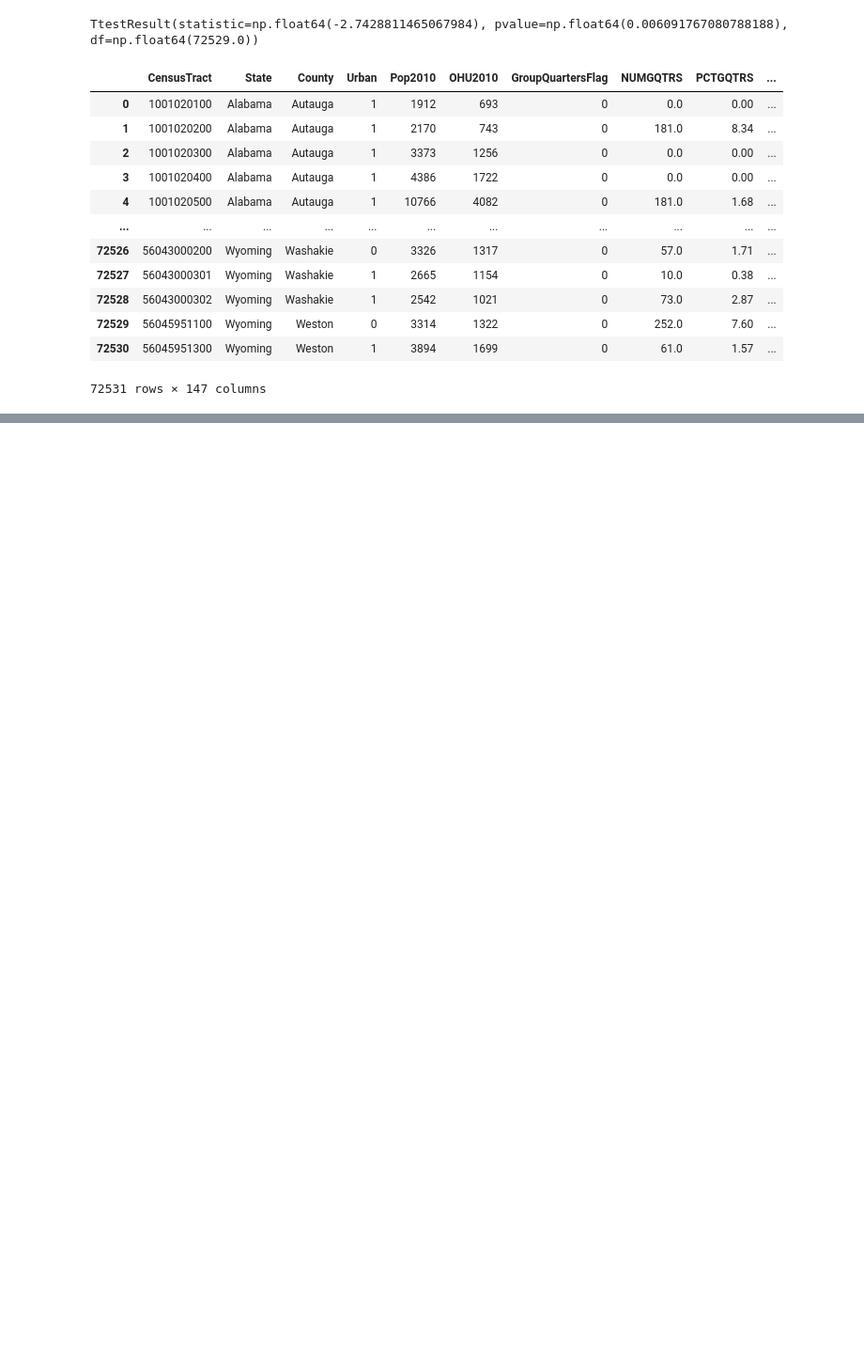
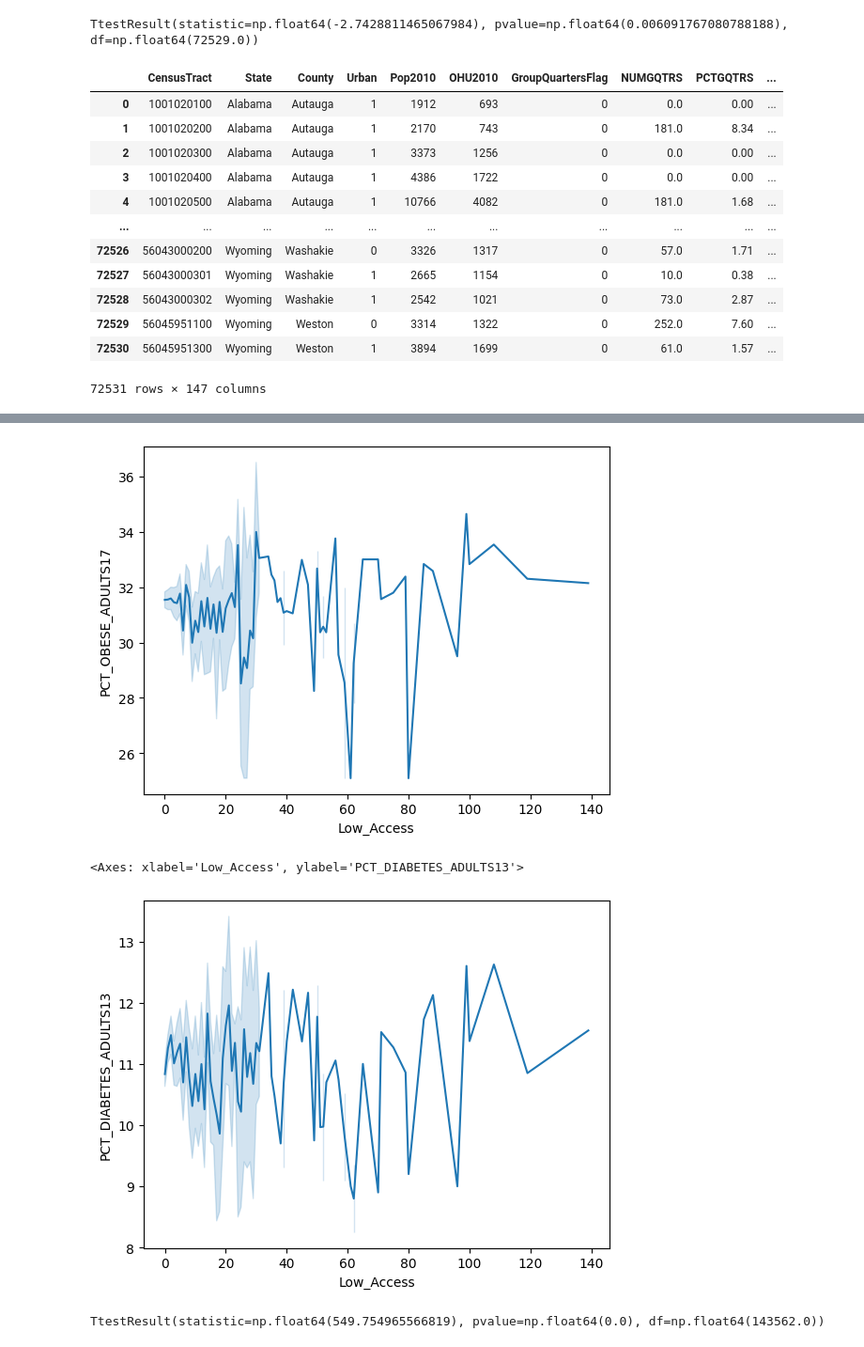
Before and after one commit to hungqbui/RiceDatathon25, a Jupyter notebook: 2019.ipynb, the cells around one changed output, grey strips where cells are left out. Shown at 94% size. Cells and saved outputs as stored; diff of their text form; code cells hidden in the pictures; blank space fills up the shorter version.

```diff
--- a/2019.ipynb
+++ b/2019.ipynb
@@ -51,8 +56,9 @@ sns.lineplot(x=df_2019["OHU2010"], y=df_2019["MedianFamilyIncome"])
 # %%
-cols = ['LILATracts_1And10', 'PovertyRate', 'MedianFamilyIncome', 'Pop2010', "OHU2010", "Urban", "TractHUNV", "TractBlack", "TractLOWI", "TractSNAP"]
+cols = ['County', 'LILATracts_1And10', 'PovertyRate', 'MedianFamilyIncome', 'Pop2010', "OHU2010", "Urban", "TractHUNV", "TractBlack", "TractLOWI", "TractSNAP"]
+rename = ['County', 'Low_Access', 'PovertyRate', 'MedianFamilyIncome', 'Population', 'HousingUnits', 'Urban', 'UnitNoVehicle', 'BlackPop', 'LowIncomePop', 'SNAPPop']
 
-processed = df_2019[cols].dropna(subset=cols)
-X = processed.drop(columns=['LILATracts_1And10'])
-y = processed['LILATracts_1And10']
+processed = df_2019[cols].dropna(subset=cols).rename(columns=dict(zip(cols, rename)))
+X = processed.drop(columns=['Low_Access', 'County'])
+y = processed['Low_Access']
 processed.shape
 # %% [output]
@@ -76,0 +102,7 @@ rf.score(X_test, y_test)
+# %%
+df_health = pd.read_csv('./dataset/HEALTH.csv')
+
+health_cols = ["PCT_DIABETES_ADULTS13", "PCT_OBESE_ADULTS17"]
+
+df_health = df_health.groupby("County")[health_cols].mean()
+df_health.head()
@@ -76,0 +117,3 @@ rf.score(X_test, y_test)
+# %%
+low_access_count = processed.groupby("County")["Low_Access"].sum()
+low_access_count.head()
@@ -76,0 +128,14 @@ rf.score(X_test, y_test)
+# %%
+concat = pd.concat([low_access_count, df_health], axis=1).dropna()
+# %%
+sns.lineplot(data=concat, y="PCT_OBESE_ADULTS17", x="Low_Access")
+plt.show()
+sns.lineplot(data=concat, y="PCT_DIABETES_ADULTS13", x="Low_Access")
+# %% [output]
+[figure, added]
+<Axes: xlabel='Low_Access', ylabel='PCT_DIABETES_ADULTS13'>
+[figure, added]
+# %%
+ttest_ind(processed["MedianFamilyIncome"], processed["Low_Access"])
+# %% [output]
+TtestResult(statistic=np.float64(549.754965566819), pvalue=np.float64(0.0), df=np.float64(143562.0))
```
Also changed, not shown: parts of 8 cells of this notebook, 3 other files.
